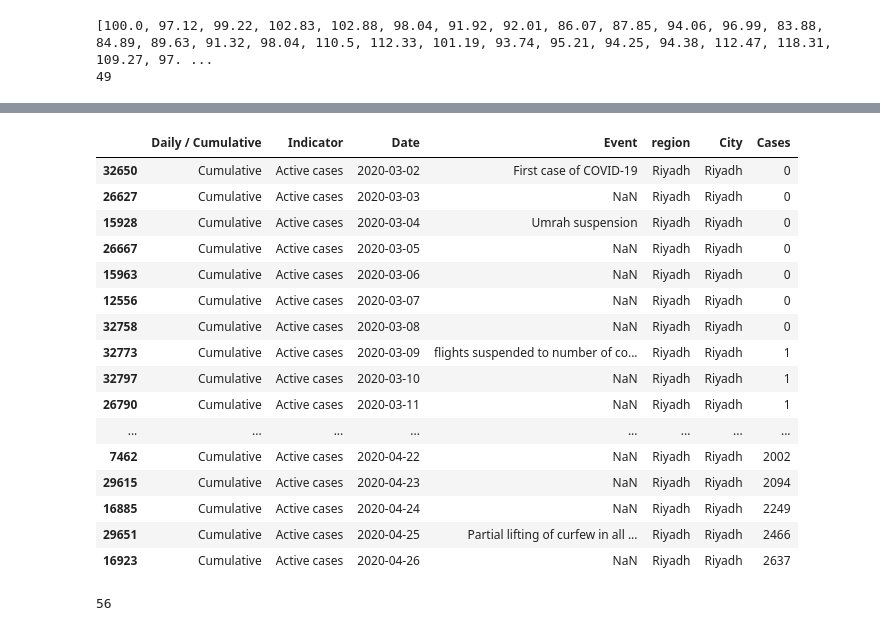
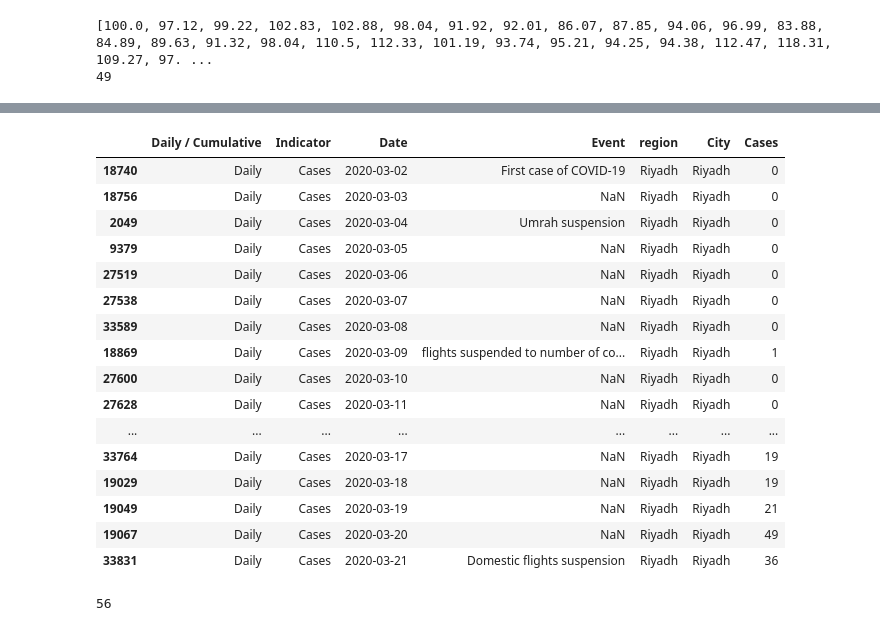
Before and after one commit to athlatif/COVID-19_Paper, a Jupyter notebook: COVID-19 paper.ipynb, the cells around one changed output, grey strips where cells are left out. Saved outputs shown, nothing was run; the diff lists cells and outputs as text; code cells hidden in the pictures.

```diff
--- a/COVID-19 paper.ipynb
+++ b/COVID-19 paper.ipynb
@@ -222,27 +136,30 @@ plt.show()
 # %%
 saudi_cases = pd.read_csv("saudi-cases.csv", sep =";")
+saudi_cases = saudi_cases.loc[saudi_cases['City'] =="Riyadh"]
+Saudi_daily = saudi_cases.loc[saudi_cases['Daily / Cumulative'] =="Daily"]
+Saudi_daily = Saudi_daily.loc[saudi_cases['Indicator'] =="Cases"]
+Saudi_daily = Saudi_daily.sort_values(by=['Date'])
+saudi_cases = saudi_cases.loc[saudi_cases['Indicator'] =="Active cases"]
 saudi_cases = saudi_cases.loc[saudi_cases['Daily / Cumulative'] =="Cumulative"]
-saudi_cases = saudi_cases.loc[saudi_cases['City'] =="Riyadh"]
-saudi_cases = saudi_cases.loc[saudi_cases['Indicator'] =="Active cases"]
 saudi_cases = saudi_cases.sort_values(by=['Date'])
-saudi_cases.head(100)
+Saudi_daily.head(20)
 # %% [output]
 |  | Daily / Cumulative | Indicator | Date | Event | region | City | Cases |
-| 32650 | Cumulative | Active cases | 2020-03-02 | First case of COVID-19 | Riyadh | Riyadh | 0 |
-| 26627 | Cumulative | Active cases | 2020-03-03 | NaN | Riyadh | Riyadh | 0 |
-| 15928 | Cumulative | Active cases | 2020-03-04 | Umrah suspension | Riyadh | Riyadh | 0 |
-| 26667 | Cumulative | Active cases | 2020-03-05 | NaN | Riyadh | Riyadh | 0 |
-| 15963 | Cumulative | Active cases | 2020-03-06 | NaN | Riyadh | Riyadh | 0 |
-| 12556 | Cumulative | Active cases | 2020-03-07 | NaN | Riyadh | Riyadh | 0 |
-| 32758 | Cumulative | Active cases | 2020-03-08 | NaN | Riyadh | Riyadh | 0 |
-| 32773 | Cumulative | Active cases | 2020-03-09 | flights suspended to number of co... | Riyadh | Riyadh | 1 |
-| 32797 | Cumulative | Active cases | 2020-03-10 | NaN | Riyadh | Riyadh | 1 |
-| 26790 | Cumulative | Active cases | 2020-03-11 | NaN | Riyadh | Riyadh | 1 |
+| 18740 | Daily | Cases | 2020-03-02 | First case of COVID-19 | Riyadh | Riyadh | 0 |
+| 18756 | Daily | Cases | 2020-03-03 | NaN | Riyadh | Riyadh | 0 |
+| 2049 | Daily | Cases | 2020-03-04 | Umrah suspension | Riyadh | Riyadh | 0 |
+| 9379 | Daily | Cases | 2020-03-05 | NaN | Riyadh | Riyadh | 0 |
+| 27519 | Daily | Cases | 2020-03-06 | NaN | Riyadh | Riyadh | 0 |
+| 27538 | Daily | Cases | 2020-03-07 | NaN | Riyadh | Riyadh | 0 |
+| 33589 | Daily | Cases | 2020-03-08 | NaN | Riyadh | Riyadh | 0 |
+| 18869 | Daily | Cases | 2020-03-09 | flights suspended to number of co... | Riyadh | Riyadh | 1 |
+| 27600 | Daily | Cases | 2020-03-10 | NaN | Riyadh | Riyadh | 0 |
+| 27628 | Daily | Cases | 2020-03-11 | NaN | Riyadh | Riyadh | 0 |
 | ... | ... | ... | ... | ... | ... | ... | ... |
-| 7462 | Cumulative | Active cases | 2020-04-22 | NaN | Riyadh | Riyadh | 2002 |
-| 29615 | Cumulative | Active cases | 2020-04-23 | NaN | Riyadh | Riyadh | 2094 |
-| 16885 | Cumulative | Active cases | 2020-04-24 | NaN | Riyadh | Riyadh | 2249 |
-| 29651 | Cumulative | Active cases | 2020-04-25 | Partial lifting of curfew in all ... | Riyadh | Riyadh | 2466 |
-| 16923 | Cumulative | Active cases | 2020-04-26 | NaN | Riyadh | Riyadh | 2637 |
+| 33764 | Daily | Cases | 2020-03-17 | NaN | Riyadh | Riyadh | 19 |
+| 19029 | Daily | Cases | 2020-03-18 | NaN | Riyadh | Riyadh | 19 |
+| 19049 | Daily | Cases | 2020-03-19 | NaN | Riyadh | Riyadh | 21 |
+| 19067 | Daily | Cases | 2020-03-20 | NaN | Riyadh | Riyadh | 49 |
+| 33831 | Daily | Cases | 2020-03-21 | Domestic flights suspension | Riyadh | Riyadh | 36 |
 # %%
 dates = list(saudi_cases['Date'])
```
Also changed, not shown: parts of 36 cells of this notebook.
